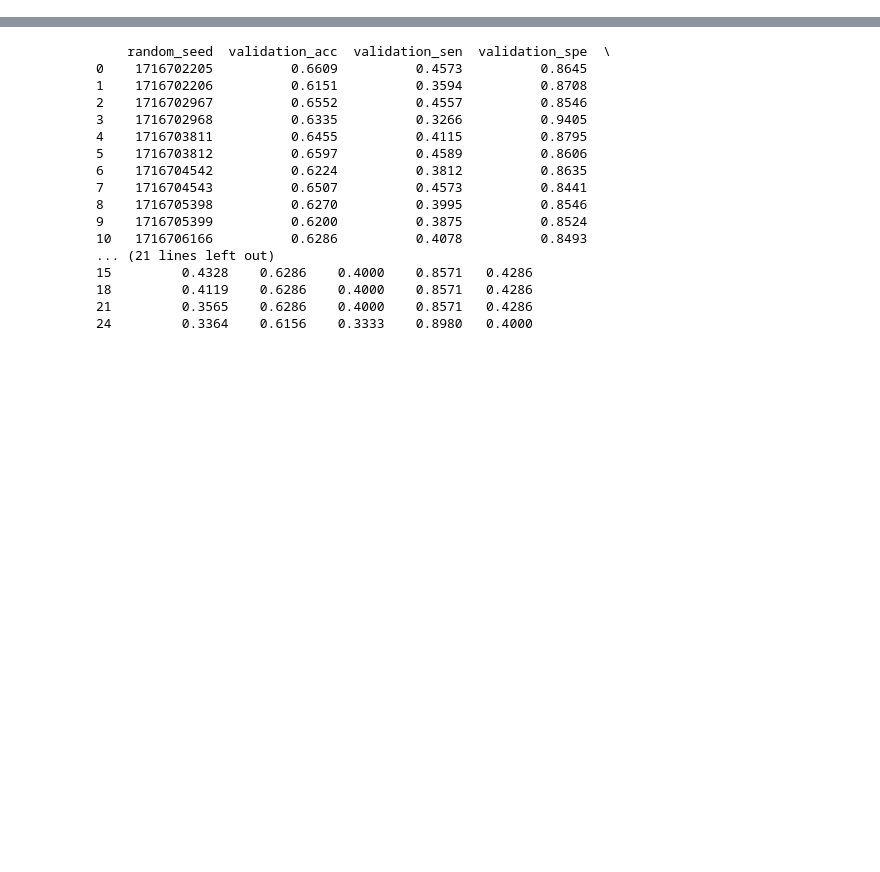
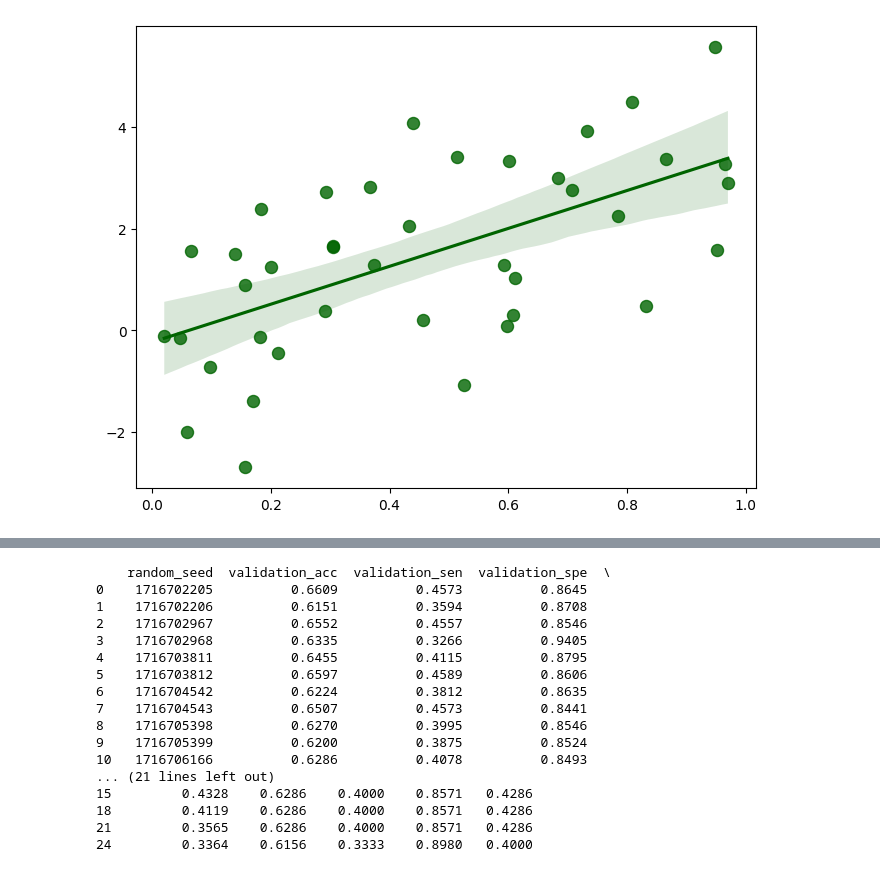
Before and after one commit to jinyuanwong/fnirs-treatment-response-prediction, a Jupyter notebook: playground.ipynb, the cells around one changed output, grey strips where cells are left out. Drawn from its saved outputs; the diff is of its cells as text; code cells hidden in the pictures; blank space fills up the shorter version.

```diff
--- a/playground.ipynb
+++ b/playground.ipynb
@@ -43,3 +43,22 @@ For more information see: https://github.com/tensorflow/addons/issues/2807
 TensorFlow Addons offers no support for the nightly versions of TensorFlow. Some things might work, some other might not.
 If you encounter a bug, do not file an issue on GitHub.
   warnings.warn(
+# %%
+import seaborn as sns
+import matplotlib.pyplot as plt
+import numpy as np
+
+# Generate sample data
+np.random.seed(42)
+x = np.random.rand(40)
+y = 3.5 * x + np.random.randn(40) * 1.65
+
+# Create the plot
+plt.figure(figsize=(8, 6))
+sns.regplot(x=x, y=y, color='darkgreen', scatter_kws={'s': 75})
+
+# Save the plot with a transparent background
+plt.savefig('./FigureTable/manuscript_figures/regplot_transparent.png', transparent=True)
+plt.show()
+# %% [output]
+[figure, added]
```
Also changed, not shown: parts of 5 cells of this notebook, 11 other files.
